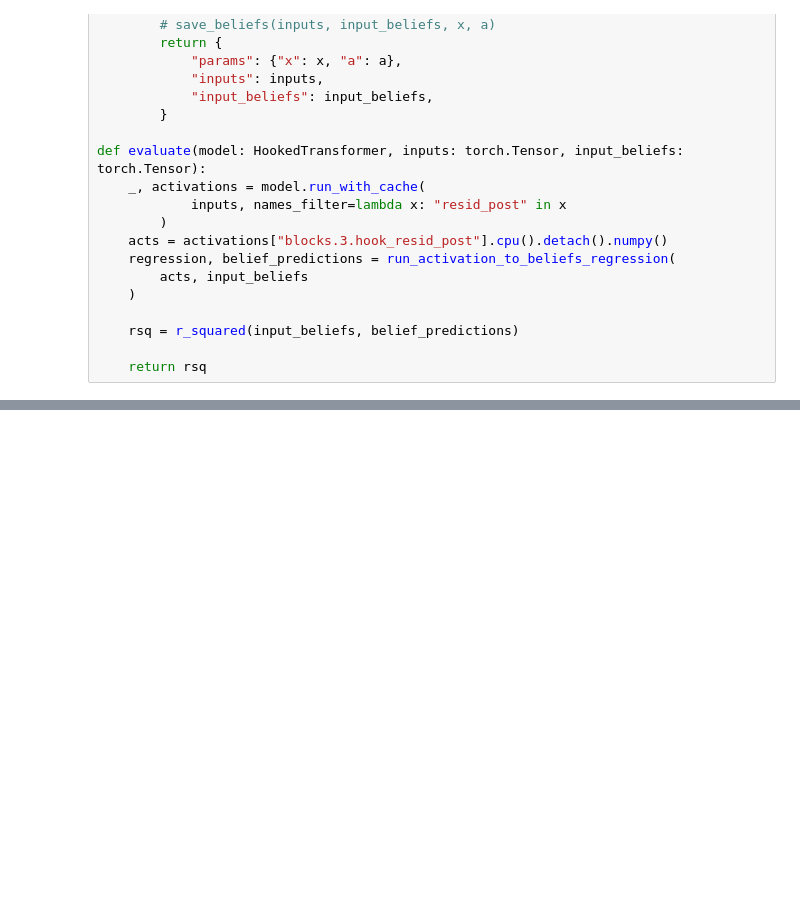
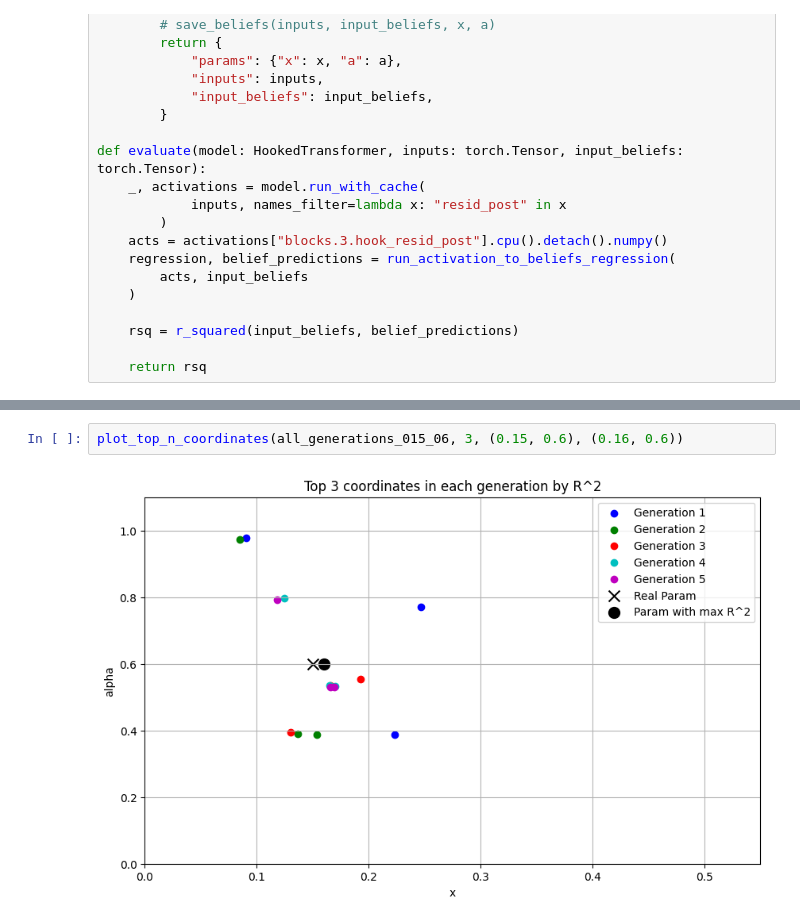
Before and after one commit to dylanbowman314/compmech-bowman-lu, a Jupyter notebook: evoalg.ipynb, the cells around one changed output, grey strips where cells are left out. Cells and saved outputs as stored; diff of their text form; blank space fills up the shorter version.

```diff
--- a/evoalg.ipynb
+++ b/evoalg.ipynb
@@ -177,0 +340,4 @@ for chromosomes, fitnesses in zip(sum(chromosomes, []), sum(fitnesses, [])):
+# %%
+plot_top_n_coordinates(all_generations_015_06, 3, (0.15, 0.6), (0.16, 0.6))
+# %% [output]
+[figure, added]
```
Also changed, not shown: parts of 10 cells of this notebook, 2 other files.
